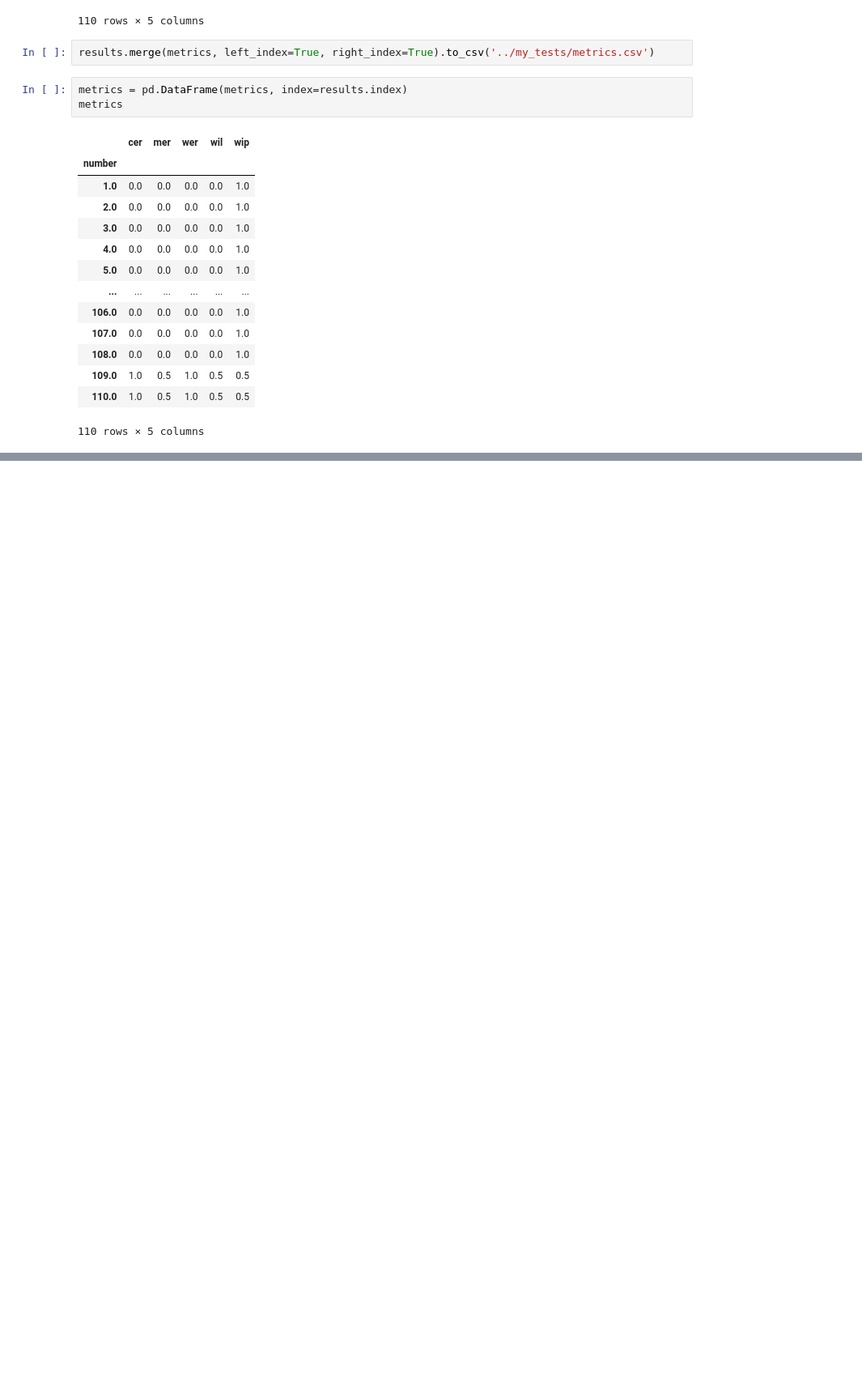
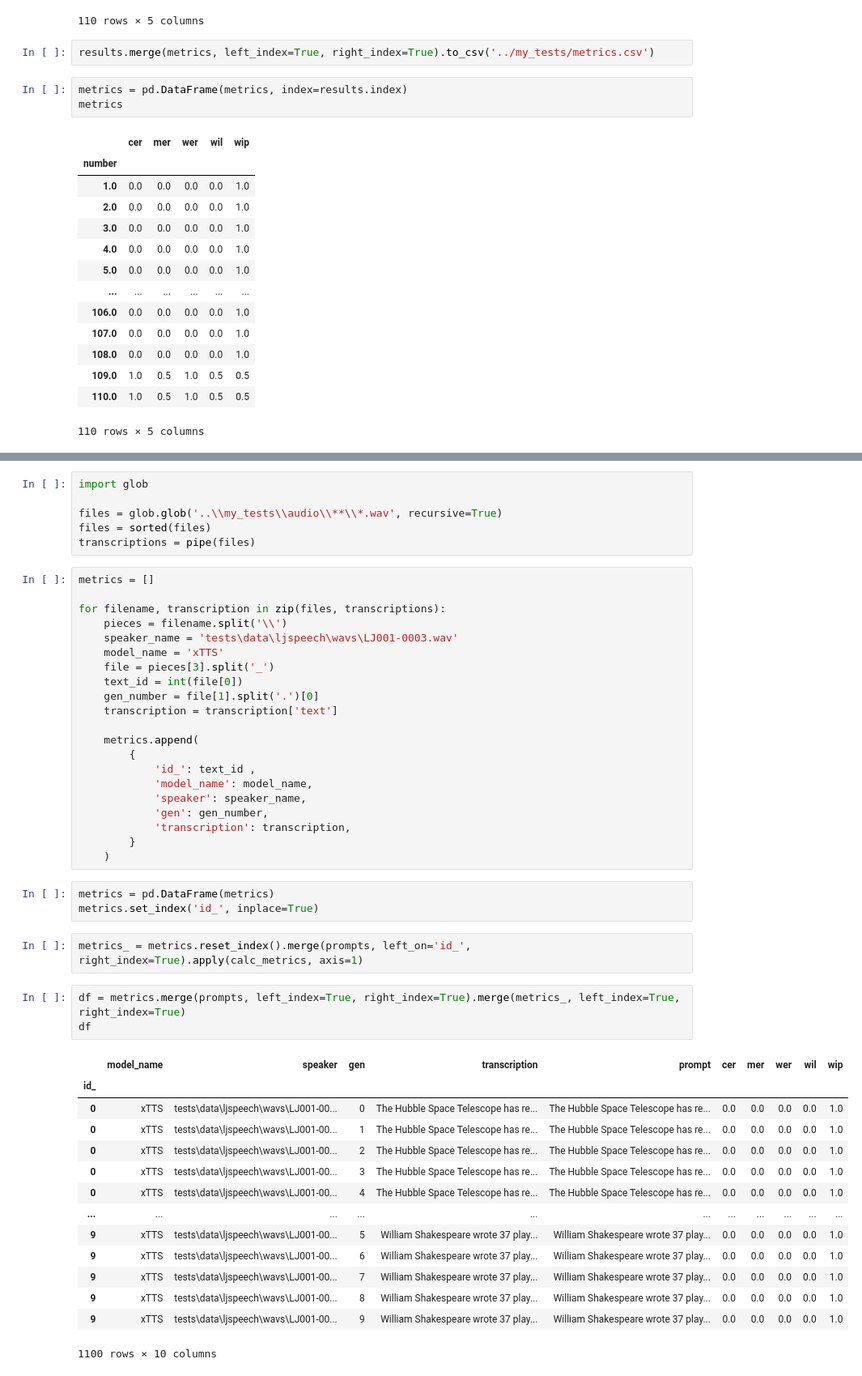
Before and after one commit to BirdWithDreams/diploma, a Jupyter notebook: my_scripts/metrics.ipynb, the cells around one changed output, grey strips where cells are left out. Shown: that part at 81% size. Cells and saved outputs as stored; diff of their text form; blank space fills up the shorter version.

```diff
--- a/my_scripts/metrics.ipynb
+++ b/my_scripts/metrics.ipynb
@@ -92,0 +278,50 @@ metrics
+# %%
+import glob
+
+files = glob.glob('..\\my_tests\\audio\\**\\*.wav', recursive=True)
+files = sorted(files)
+transcriptions = pipe(files)
+# %%
+metrics = []
+
+for filename, transcription in zip(files, transcriptions):
+    pieces = filename.split('\\')
+    speaker_name = 'tests\data\ljspeech\wavs\LJ001-0003.wav'
+    model_name = 'xTTS'
+    file = pieces[3].split('_')
+    text_id = int(file[0])
+    gen_number = file[1].split('.')[0]
+    transcription = transcription['text']
+
+    metrics.append(
+        {
+            'id_': text_id ,
+            'model_name': model_name,
+            'speaker': speaker_name,
+            'gen': gen_number,
+            'transcription': transcription,
+        }
+    )
+# %%
+metrics = pd.DataFrame(metrics)
+metrics.set_index('id_', inplace=True)
+# %%
+metrics_ = metrics.reset_index().merge(prompts, left_on='id_', right_index=True).apply(calc_metrics, axis=1)
+# %%
+df = metrics.merge(prompts, left_index=True, right_index=True).merge(metrics_, left_index=True, right_index=True)
+df
+# %% [output]
+|  | model_name | speaker | gen | transcription | prompt | cer | mer | wer | wil | wip |
+| id_ |  |  |  |  |  |  |  |  |  |  |
+| 0 | xTTS | tests\data\ljspeech\wavs\LJ001-00... | 0 | The Hubble Space Telescope has re... | The Hubble Space Telescope has re... | 0.0 | 0.0 | 0.0 | 0.0 | 1.0 |
+| 0 | xTTS | tests\data\ljspeech\wavs\LJ001-00... | 1 | The Hubble Space Telescope has re... | The Hubble Space Telescope has re... | 0.0 | 0.0 | 0.0 | 0.0 | 1.0 |
+| 0 | xTTS | tests\data\ljspeech\wavs\LJ001-00... | 2 | The Hubble Space Telescope has re... | The Hubble Space Telescope has re... | 0.0 | 0.0 | 0.0 | 0.0 | 1.0 |
+| 0 | xTTS | tests\data\ljspeech\wavs\LJ001-00... | 3 | The Hubble Space Telescope has re... | The Hubble Space Telescope has re... | 0.0 | 0.0 | 0.0 | 0.0 | 1.0 |
+| 0 | xTTS | tests\data\ljspeech\wavs\LJ001-00... | 4 | The Hubble Space Telescope has re... | The Hubble Space Telescope has re... | 0.0 | 0.0 | 0.0 | 0.0 | 1.0 |
+| ... | ... | ... | ... | ... | ... | ... | ... | ... | ... | ... |
+| 9 | xTTS | tests\data\ljspeech\wavs\LJ001-00... | 5 | William Shakespeare wrote 37 play... | William Shakespeare wrote 37 play... | 0.0 | 0.0 | 0.0 | 0.0 | 1.0 |
+| 9 | xTTS | tests\data\ljspeech\wavs\LJ001-00... | 6 | William Shakespeare wrote 37 play... | William Shakespeare wrote 37 play... | 0.0 | 0.0 | 0.0 | 0.0 | 1.0 |
+| 9 | xTTS | tests\data\ljspeech\wavs\LJ001-00... | 7 | William Shakespeare wrote 37 play... | William Shakespeare wrote 37 play... | 0.0 | 0.0 | 0.0 | 0.0 | 1.0 |
+| 9 | xTTS | tests\data\ljspeech\wavs\LJ001-00... | 8 | William Shakespeare wrote 37 play... | William Shakespeare wrote 37 play... | 0.0 | 0.0 | 0.0 | 0.0 | 1.0 |
+| 9 | xTTS | tests\data\ljspeech\wavs\LJ001-00... | 9 | William Shakespeare wrote 37 play... | William Shakespeare wrote 37 play... | 0.0 | 0.0 | 0.0 | 0.0 | 1.0 |
+1100 rows × 10 columns
```
Also changed, not shown: parts of 43 cells of this notebook, 3 other files.
